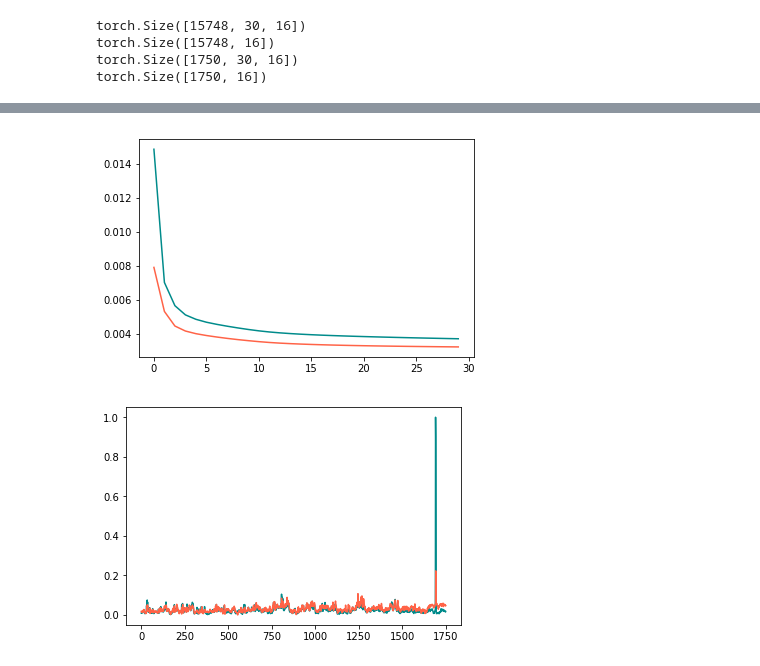
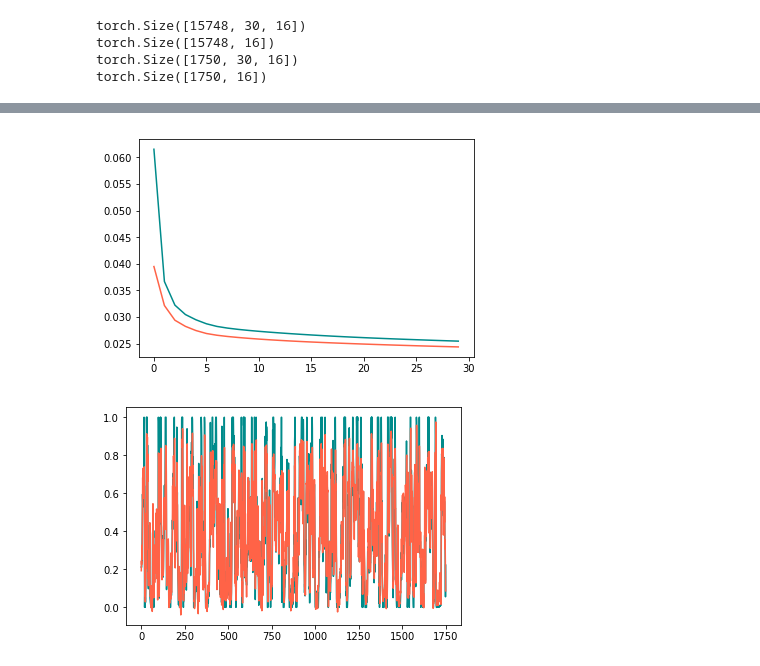
Before and after one commit to sherry-zkuai/air-quality-ai, a Jupyter notebook: vancouver_model.ipynb, the cells around one changed output, grey strips where cells are left out. Drawn from its saved outputs; the diff is of its cells as text; code cells hidden in the pictures.

```diff
--- a/vancouver_model.ipynb
+++ b/vancouver_model.ipynb
@@ -46,7 +46,7 @@ dataset=pd.DataFrame(data)
 # valid_data=dataset.drop(train_data.index)
 scaler = preprocessing.MinMaxScaler()
 scaled_values = scaler.fit_transform(dataset)
-dataset.loc[:,:] = scaled_values
+# dataset.loc[:,:] = scaled_values
 # %%
 dataset.head()
 # %% [output]
@@ -74,6 +74,8 @@ data_set=np.asarray(dataset,dtype=np.float32)
 seq_len = 30 + 1
 x=len(data_set)-seq_len
 sequences = [data_set[t:t+seq_len] for t in range(x)]
+for i in range(len(sequences)):
+    sequences[i]=scaler.fit_transform(sequences[i])
 # %%
 len(sequences)
 # %% [output]
@@ -102,7 +104,7 @@ torch.Size([1750, 30, 16])
 torch.Size([1750, 16])
 # %%
 class LSTM(nn.Module):
-    def __init__(self,input_size,hidden_size,num_layers=1,dropout=0,bidirectional=False):
+    def __init__(self,input_size,hidden_size,num_layers=2,dropout=0,bidirectional=False):
         super(LSTM,self).__init__()
         self.input_size=input_size
         self.hidden_size=hidden_size
@@ -114,7 +116,7 @@ class LSTM(nn.Module):
                             num_layers,
                             dropout=dropout,
                             bidirectional=bidirectional)
-        self.linear = nn.Linear(hidden_size, 16)
+        self.linear = nn.Linear(hidden_size, input_size)
 
     def forward(self,inputs,hidden):
         outputs,hidden=self.lstm(inputs,hidden)
@@ -217,7 +219,7 @@ def eval(model,x_valid_set,y_valid_set,optimizer,batch_size):
 def save_model(epoch, model, path='./'):
 
     # file name and path
-    filename = path + 'neural_network_{}.pt'.format(epoch)
+    filename = path + 'vancouver.pt'
 
     # load the model parameters
     torch.save(model.state_dict(), filename)
@@ -239,7 +241,7 @@ def load_model(epoch, model, path='./'):
 input_size=16
 hidden_size=24
 num_layers=2
-lstm=LSTM(input_size,hidden_size,num_layers)
+lstm=LSTM(input_size,hidden_size)
 
 learning_rate=0.001
 max_grad_norm=5
@@ -300,9 +302,9 @@ Epoch 6: Loss = 0.00467219
 ... (49 lines left out)
 
 
 
 Optimization ended.
-[figure, old version]
+[figure, new version]
 # %%
 def predict_one_hour(model,x_valid_set,input_size,num_steps):
     predictions=torch.zeros(num_steps)
@@ -317,4 +319,4 @@ plt.plot(y_valid_set[:,-3].data.numpy(),color='darkcyan')
 plt.plot(one_step_predictions.data.numpy(),color='tomato')
 plt.show()
 # %% [output]
-[figure, old version]
+[figure, new version]
```
Also changed, not shown: parts of 3 cells of this notebook, 7 other files.
